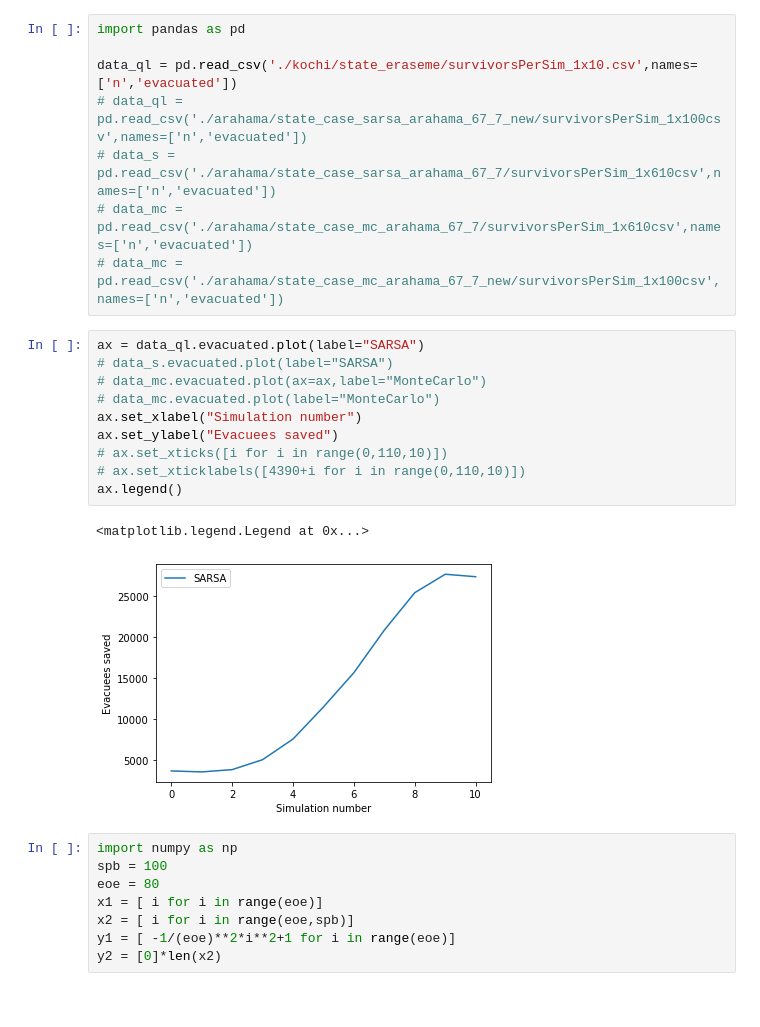
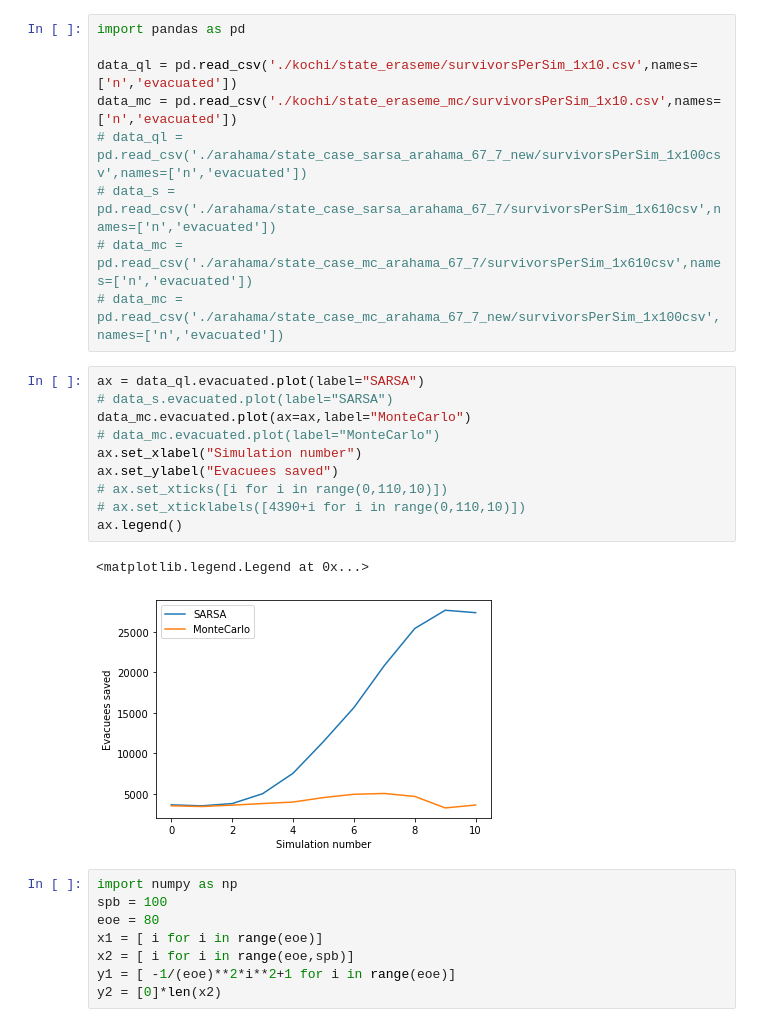
Before and after one commit to erick2307/tsuevac, a Jupyter notebook: plot_survivors.ipynb, the cells around one changed output. Drawn from its saved outputs; the diff is of its cells as text.

```diff
--- a/plot_survivors.ipynb
+++ b/plot_survivors.ipynb
@@ -2,6 +2,7 @@
 import pandas as pd
 
 data_ql = pd.read_csv('./kochi/state_eraseme/survivorsPerSim_1x10.csv',names=['n','evacuated'])
+data_mc = pd.read_csv('./kochi/state_eraseme_mc/survivorsPerSim_1x10.csv',names=['n','evacuated'])
 # data_ql = pd.read_csv('./arahama/state_case_sarsa_arahama_67_7_new/survivorsPerSim_1x100csv',names=['n','evacuated'])
 # data_s = pd.read_csv('./arahama/state_case_sarsa_arahama_67_7/survivorsPerSim_1x610csv',names=['n','evacuated'])
 # data_mc = pd.read_csv('./arahama/state_case_mc_arahama_67_7/survivorsPerSim_1x610csv',names=['n','evacuated'])
@@ -9,16 +10,16 @@ data_ql = pd.read_csv('./kochi/state_eraseme/survivorsPerSim_1x10.csv',names=['n
 # %%
 ax = data_ql.evacuated.plot(label="SARSA")
 # data_s.evacuated.plot(label="SARSA")
-# data_mc.evacuated.plot(ax=ax,label="MonteCarlo")
+data_mc.evacuated.plot(ax=ax,label="MonteCarlo")
 # data_mc.evacuated.plot(label="MonteCarlo")
 ax.set_xlabel("Simulation number")
 ax.set_ylabel("Evacuees saved")
 # ax.set_xticks([i for i in range(0,110,10)])
 # ax.set_xticklabels([4390+i for i in range(0,110,10)])
 ax.legend()
 # %% [output]
 <matplotlib.legend.Legend at 0x...>
-[figure, old version]
+[figure, new version]
 # %%
 import numpy as np
 spb = 100
```
